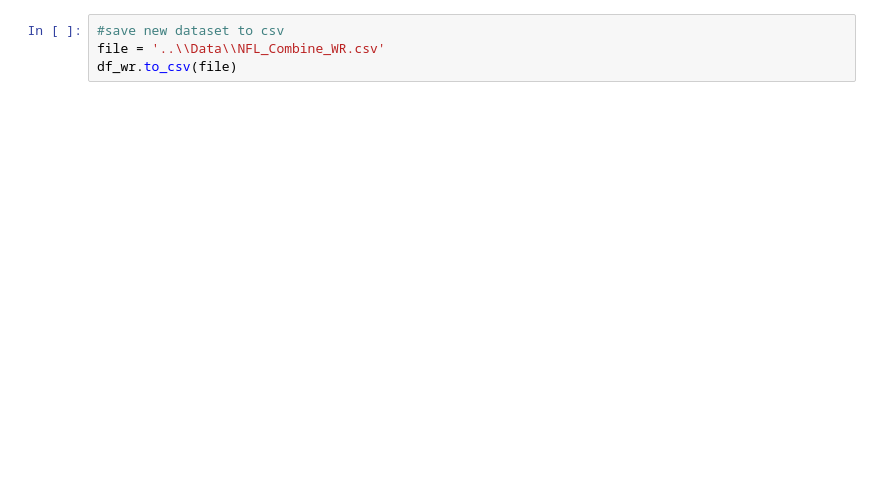
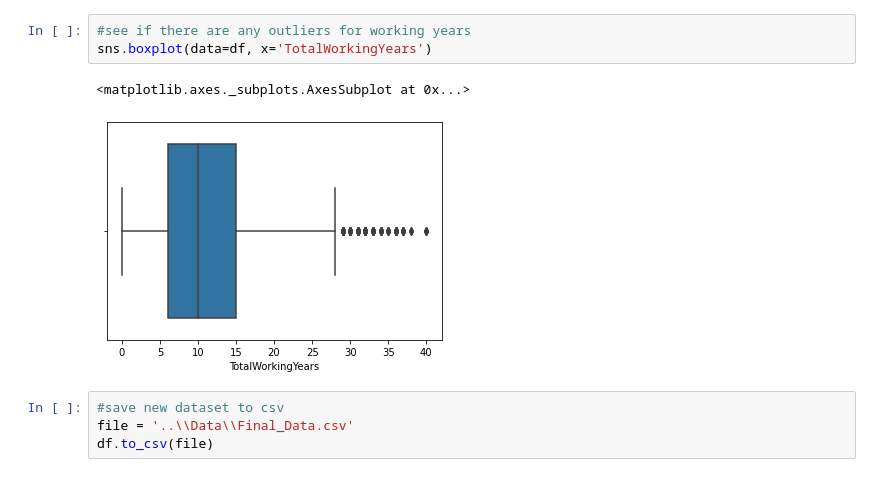
Before and after one commit to frank-salah1/Fun-with-HR, a Jupyter notebook: Notebooks/Data Analysis.ipynb, the cells around one changed output. Drawn from its saved outputs; the diff is of its cells as text; blank space fills up the shorter version.

```diff
--- a/Notebooks/Data Analysis.ipynb
+++ b/Notebooks/Data Analysis.ipynb
@@ -158,4 +92,10 @@ df_wr.head()
+# %%
+#see if there are any outliers for working years
+sns.boxplot(data=df, x='TotalWorkingYears')
+# %% [output]
+<matplotlib.axes._subplots.AxesSubplot at 0x...>
+[figure, added]
 # %%
 #save new dataset to csv
-file = '..\\Data\\NFL_Combine_WR.csv'
-df_wr.to_csv(file)
+file = '..\\Data\\Final_Data.csv'
+df.to_csv(file)
```
Also changed, not shown: parts of 15 cells of this notebook, 1 other file.
